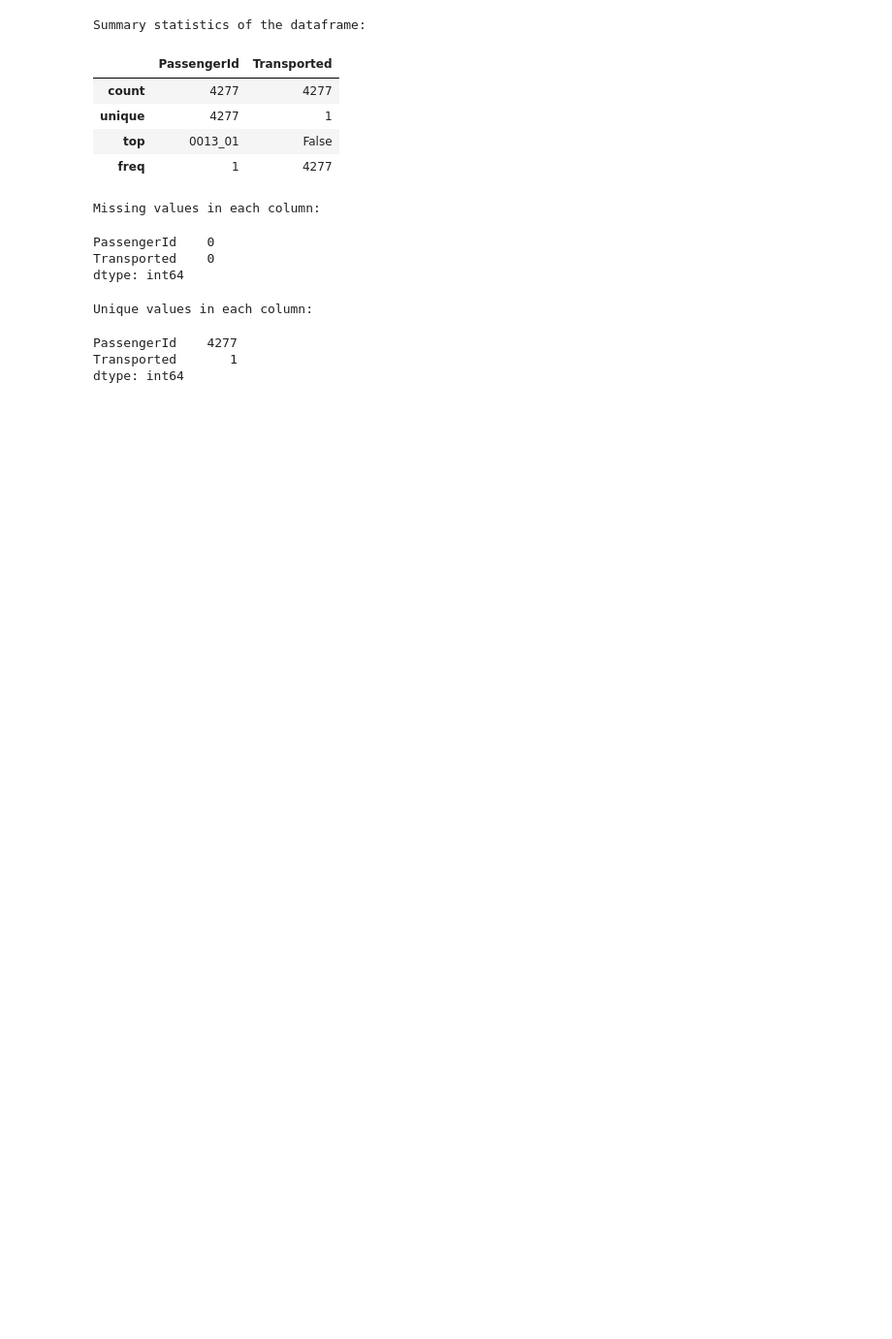
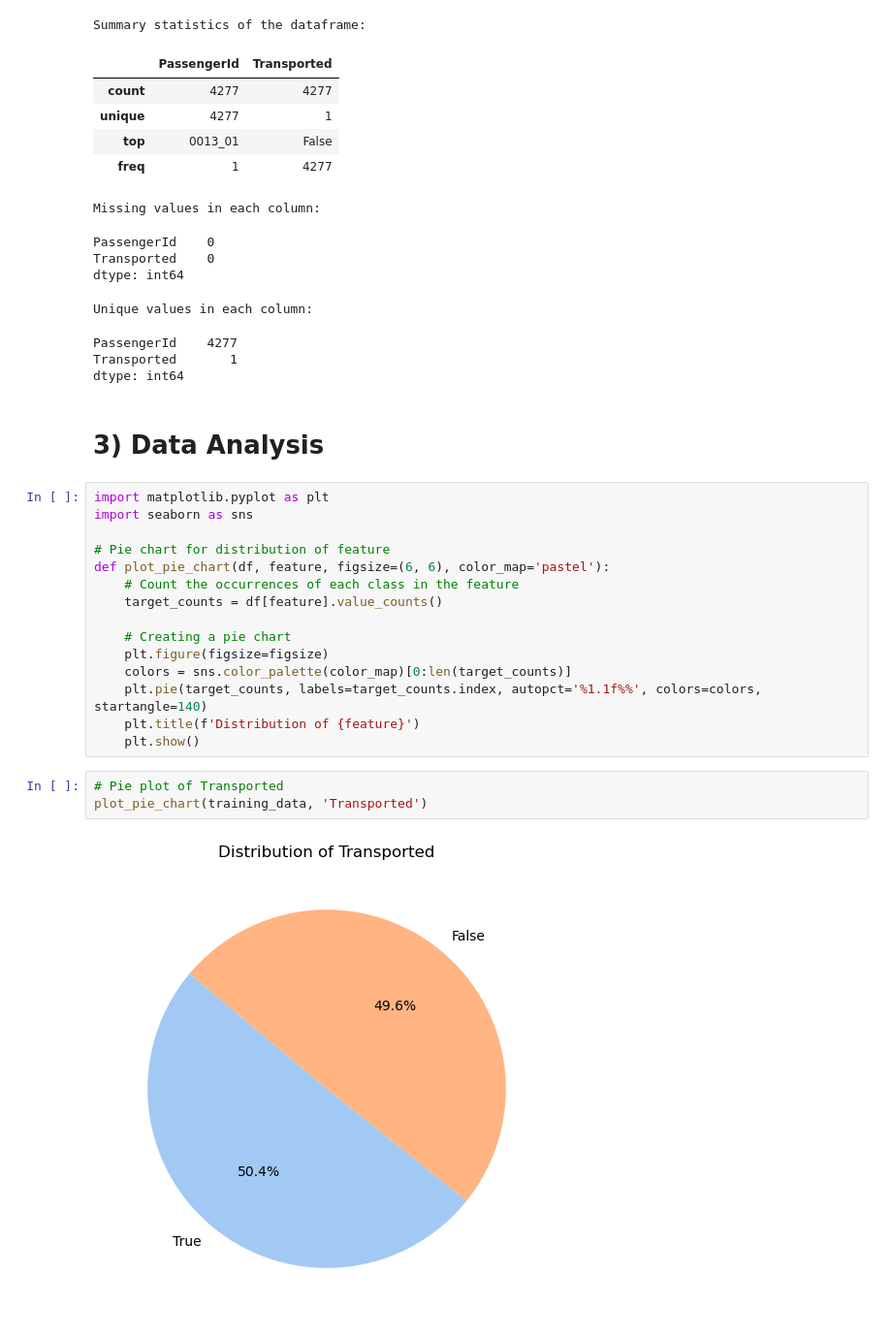
Before and after one commit to musahussain1/Assignment-2-Spaceship-Titanic, a Jupyter notebook: Spaceship Titanic Modeling Code.ipynb, the cells around one changed output. Shown: that part at 97% size. Drawn from its saved outputs; the diff is of its cells as text; blank space fills up the shorter version.

Commit message:
Data analysis to see distribution of column values

```diff
--- a/Spaceship Titanic Modeling Code.ipynb
+++ b/Spaceship Titanic Modeling Code.ipynb
@@ -234,3 +234,25 @@ Unique values in each column:
 PassengerId    4277
 Transported       1
 dtype: int64
+# %% [markdown]
+# 3) Data Analysis
+# %%
+import matplotlib.pyplot as plt
+import seaborn as sns
+
+# Pie chart for distribution of feature
+def plot_pie_chart(df, feature, figsize=(6, 6), color_map='pastel'):
+    # Count the occurrences of each class in the feature
+    target_counts = df[feature].value_counts()
+
+    # Creating a pie chart
+    plt.figure(figsize=figsize)
+    colors = sns.color_palette(color_map)[0:len(target_counts)]
+    plt.pie(target_counts, labels=target_counts.index, autopct='%1.1f%%', colors=colors, startangle=140)
+    plt.title(f'Distribution of {feature}')
+    plt.show()
+# %%
+# Pie plot of Transported
+plot_pie_chart(training_data, 'Transported')
+# %% [output]
+[figure, added]
```
Also changed, not shown: parts of 1 cell of this notebook.
